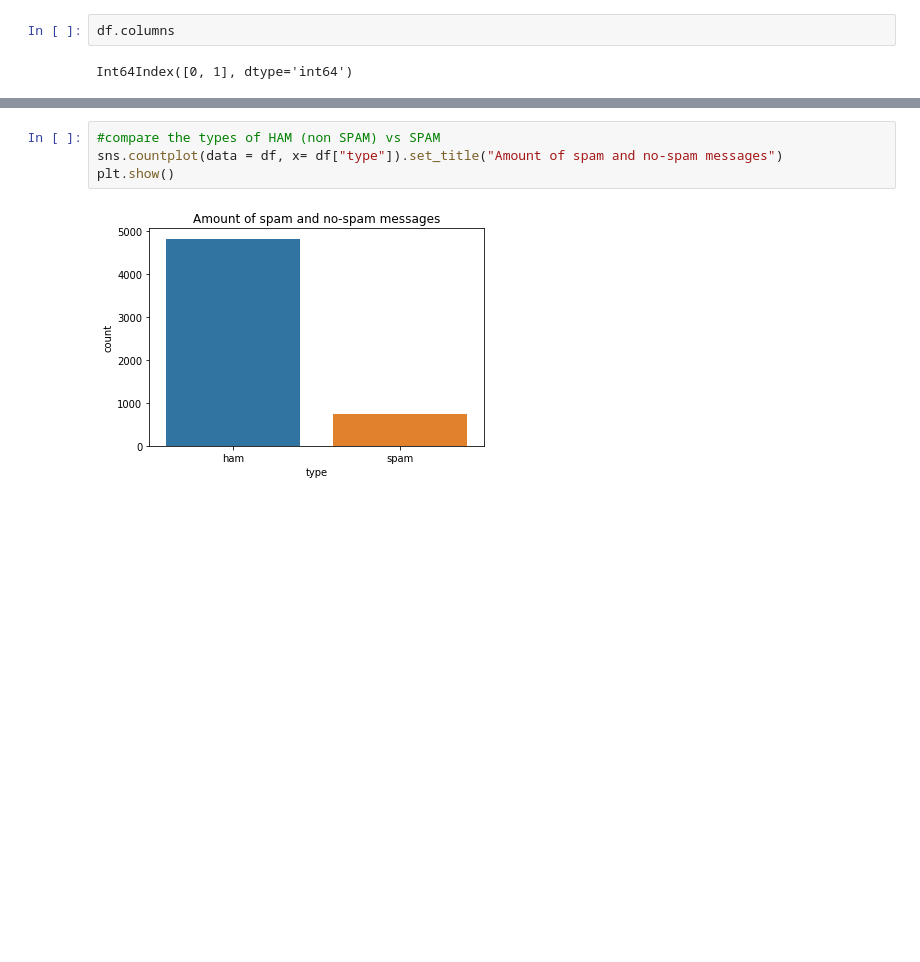
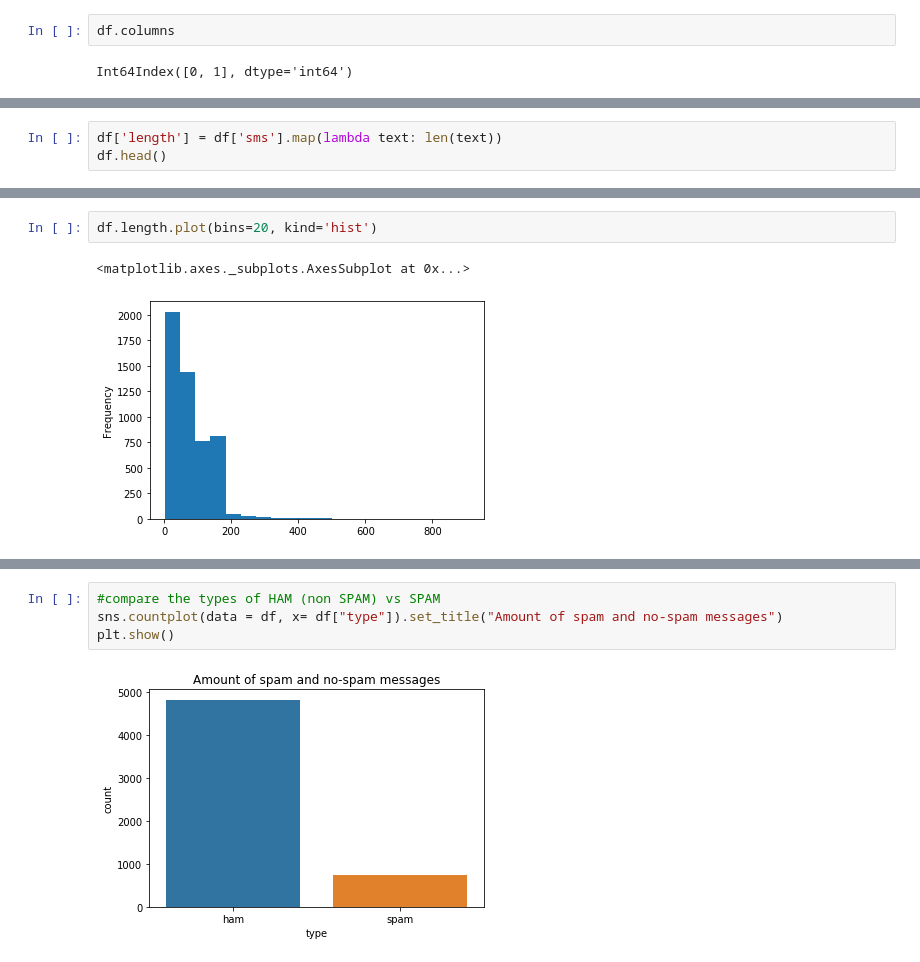
Before and after one commit to nsumlcse533/ctmnlp, a Jupyter notebook: 1935376/smsnlprajib.ipynb, the cells around one changed output, grey strips where cells are left out. Saved outputs shown, nothing was run; the diff lists cells and outputs as text; blank space fills up the shorter version.

```diff
--- a/1935376/smsnlprajib.ipynb
+++ b/1935376/smsnlprajib.ipynb
@@ -57,0 +79,3 @@ df.head(5)
+# %%
+df['length'] = df['sms'].map(lambda text: len(text))
+df.head()
@@ -57,0 +89,5 @@ df.head(5)
+# %%
+df.length.plot(bins=20, kind='hist')
+# %% [output]
+<matplotlib.axes._subplots.AxesSubplot at 0x...>
+[figure, added]
```
Also changed, not shown: parts of 45 cells of this notebook.
